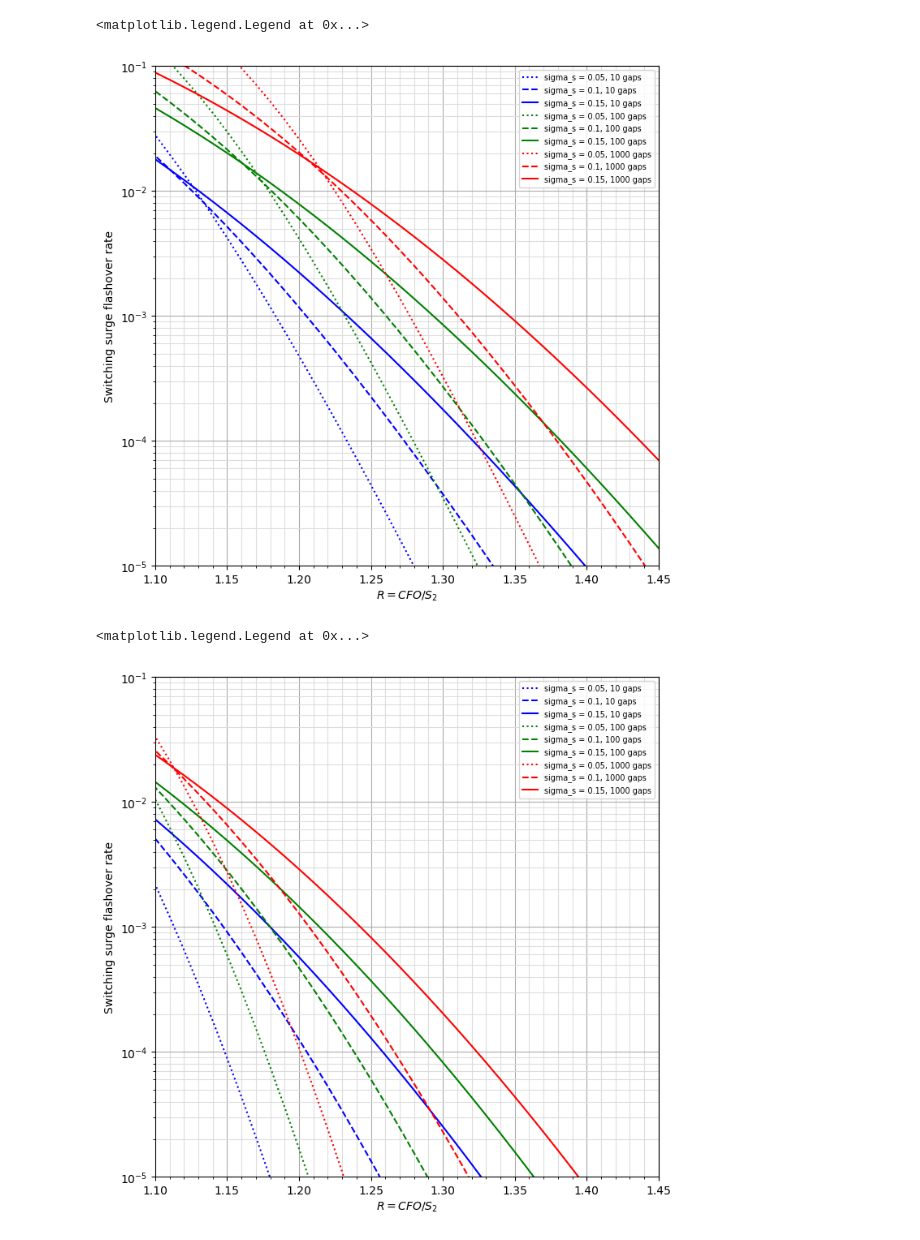
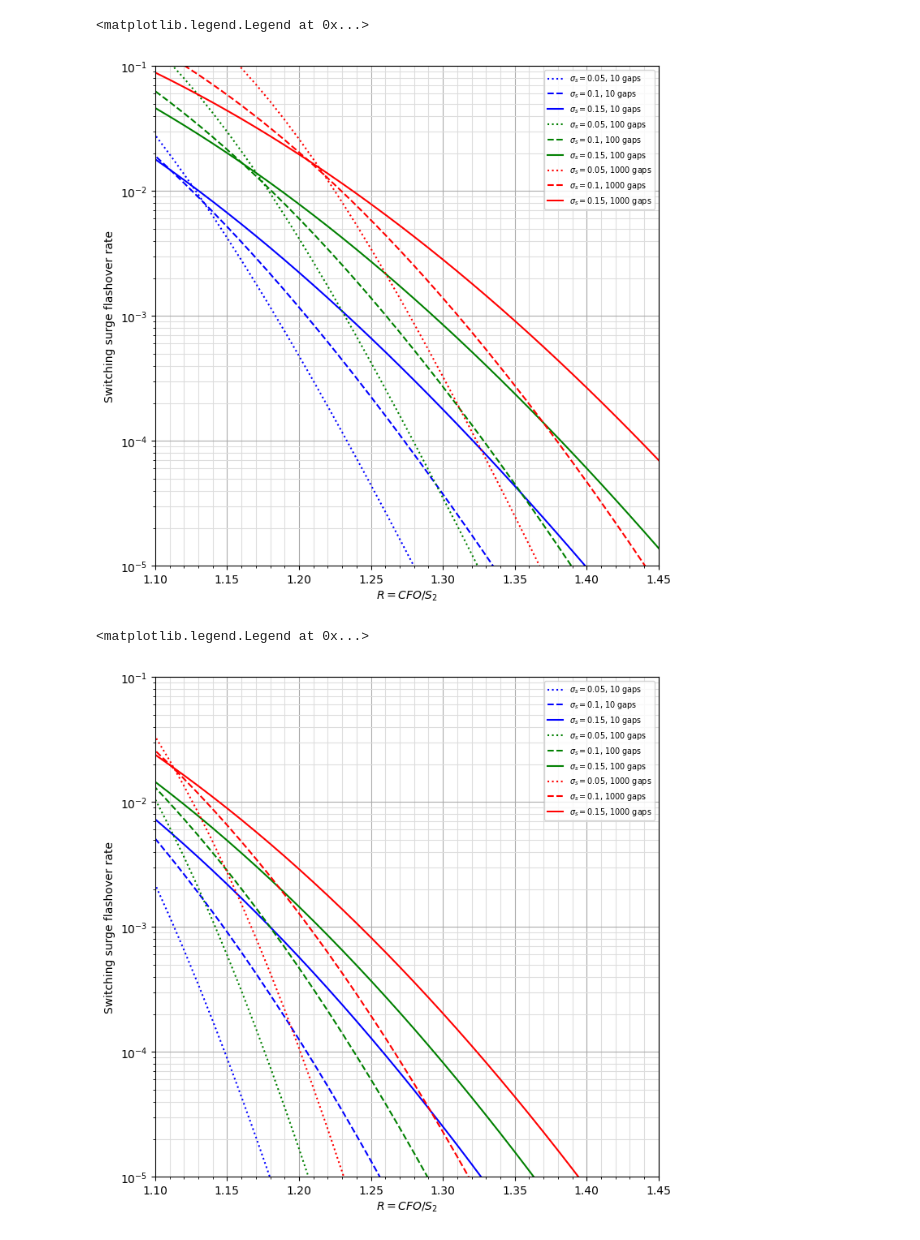
Before and after one commit to carloskleber/nbr5422, a Jupyter notebook: python/surgeEPRI.ipynb, the cells around one changed output. Drawn from its saved outputs; the diff is of its cells as text; code cells hidden in the pictures.

```diff
--- a/python/surgeEPRI.ipynb
+++ b/python/surgeEPRI.ipynb
@@ -8,9 +11,9 @@ from math import exp, sqrt, pi
 from scipy.stats import norm
 from scipy.integrate import quad
 # %%
-def pdfSob(v:float, s2:float, ss:float) -> float: # F(V)
+def pdfSob(v:float, s:float, ss:float) -> float: # F(V)
     # s2 corresponde a V2 --> S2 = S(1 + 2.05 sigma_s)
-    s = s2 / (1 + 2.05 * ss) # Aqui está deslocado?
+    # s = s2 / (1 + 2.05 * ss) # Aqui está deslocado?
     return 1./(ss * sqrt(2*pi)) * exp(-0.5 * ((v-s)/ss)**2)
 
 def cdfSup(v:float, v50:float, sf:float) -> float: # Eq. 5.13-1: P(V)
@@ -91,22 +101,22 @@ for i,Kcs in enumerate(K):
 # %%
 leg = []
 plt.figure(figsize=[8,8])
 for j in range(len(N)):
     for k in range(len(DP_S)):
         plt.plot(K,R[:,j,0,k], color=cor[j], linestyle=linha[k])
-        leg.append(r'sigma_s = '+str(DP_S[k])+', '+str(N[j])+' gaps')
+        leg.append(r'$\sigma_s =$'+str(DP_S[k])+', '+str(N[j])+' gaps')
 plt.yscale('log')
 plt.xticks(np.arange(1.,1.70,0.05))
 plt.xticks(np.arange(1.,1.70,0.01), minor=True)
 plt.axis([1.1,1.45,1e-5,1e-1])
 plt.grid(which='major', color='#AAAAAA')
 plt.grid(which='minor', color='#DDDDDD')
 plt.xlabel(r'$R=CFO/S_2$')
 plt.ylabel('Switching surge flashover rate')
 plt.legend(leg,fontsize='x-small')
 # %% [output]
 <matplotlib.legend.Legend at 0x...>
-[figure, old version]
+[figure, new version]
 # %%
 # Reprodução da figura 5.13-3
 K = np.arange(1,1.80,0.01) # coeficiente estatístico R = CFO/S_2
@@ -125,7 +135,7 @@ plt.figure(figsize=[8,8])
 for j in range(len(N)):
     for k in range(len(DP_S)):
         plt.plot(K,R[:,j,0,k], color=cor[j], linestyle=linha[k])
-        leg.append(r'sigma_s = '+str(DP_S[k])+', '+str(N[j])+' gaps')
+        leg.append(r'$\sigma_s =$'+str(DP_S[k])+', '+str(N[j])+' gaps')
 plt.yscale('log')
 plt.xticks(np.arange(1.,1.70,0.05))
 plt.xticks(np.arange(1.,1.70,0.01), minor=True)
@@ -137,4 +147,4 @@ plt.ylabel('Switching surge flashover rate')
 plt.legend(leg,fontsize='x-small')
 # %% [output]
 <matplotlib.legend.Legend at 0x...>
-[figure, old version]
+[figure, new version]
```
Also changed, not shown: parts of 3 cells of this notebook, 2 other files.
